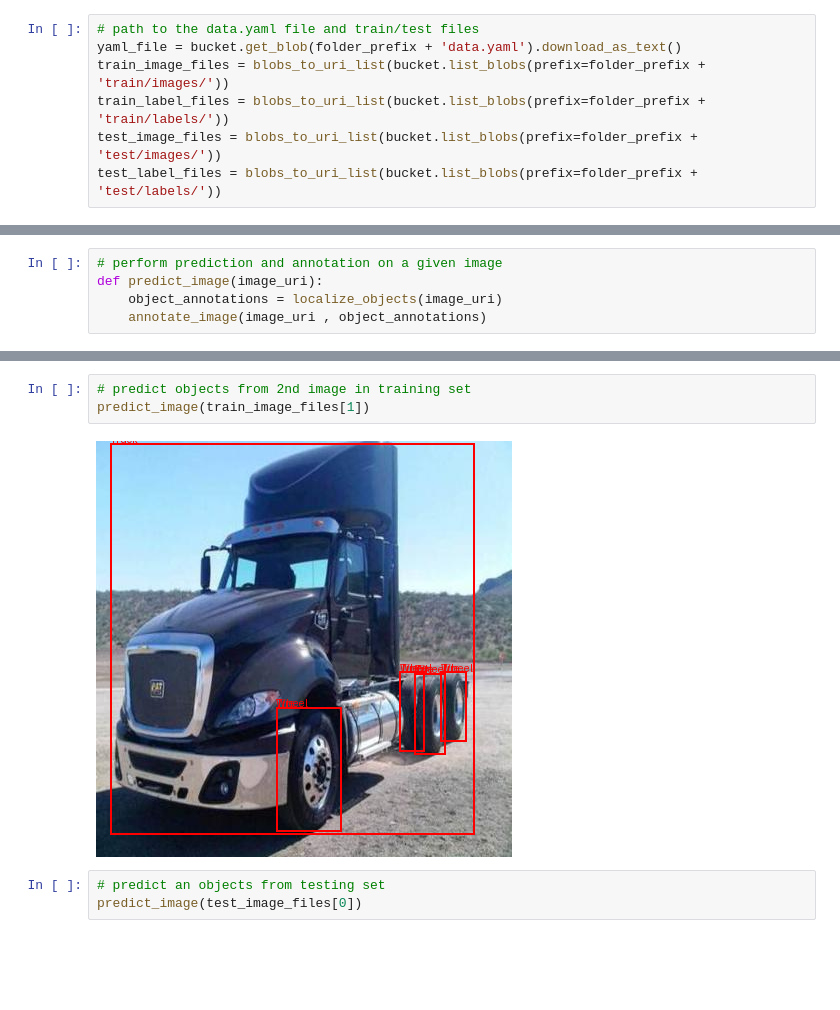
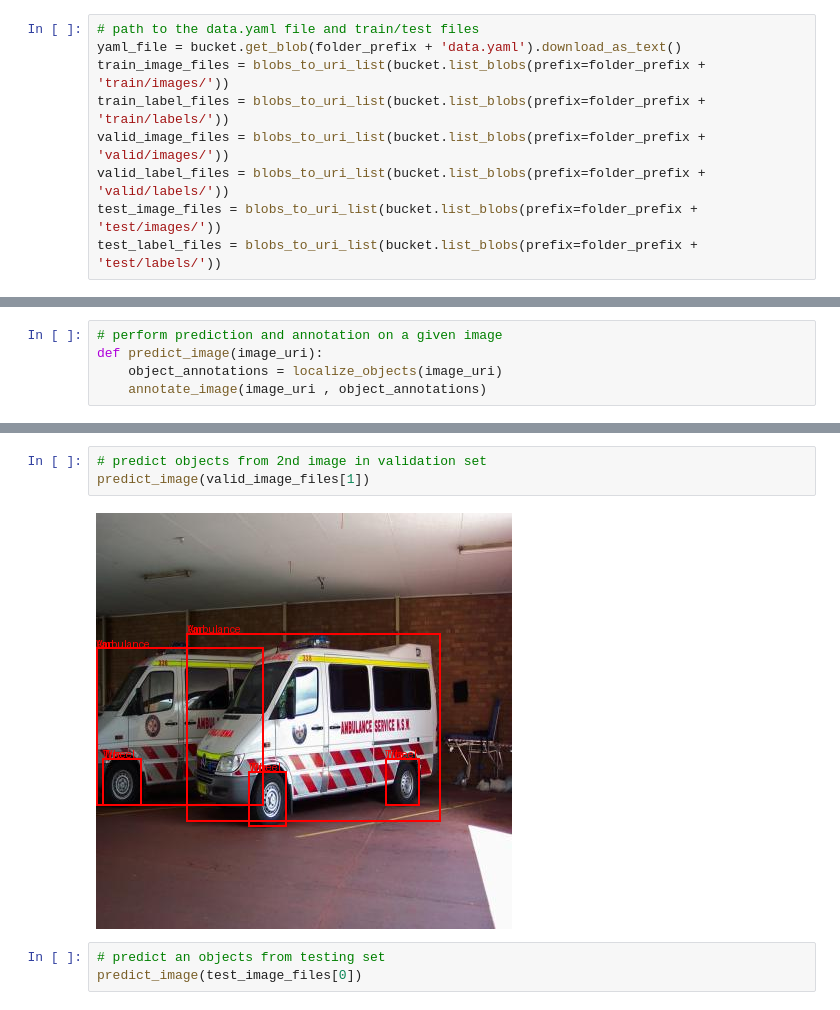
Before and after one commit to richardhemphill/temp, a Jupyter notebook: Team2_FinalProject_Vision.ipynb, the cells around one changed output, grey strips where cells are left out. Saved outputs shown, nothing was run; the diff lists cells and outputs as text; blank space fills up the shorter version.

Commit message:
use validation set for image NEW to training

```diff
--- a/Team2_FinalProject_Vision.ipynb
+++ b/Team2_FinalProject_Vision.ipynb
@@ -74,6 +74,8 @@ def blobs_to_uri_list(blobs):
 yaml_file = bucket.get_blob(folder_prefix + 'data.yaml').download_as_text()
 train_image_files = blobs_to_uri_list(bucket.list_blobs(prefix=folder_prefix + 'train/images/'))
 train_label_files = blobs_to_uri_list(bucket.list_blobs(prefix=folder_prefix + 'train/labels/'))
+valid_image_files = blobs_to_uri_list(bucket.list_blobs(prefix=folder_prefix + 'valid/images/'))
+valid_label_files = blobs_to_uri_list(bucket.list_blobs(prefix=folder_prefix + 'valid/labels/'))
 test_image_files = blobs_to_uri_list(bucket.list_blobs(prefix=folder_prefix + 'test/images/'))
 test_label_files = blobs_to_uri_list(bucket.list_blobs(prefix=folder_prefix + 'test/labels/'))
 # %% [markdown]
@@ -401,8 +403,8 @@ predict_image(train_image_files[0])
 # %%
-# predict objects from 2nd image in training set
-predict_image(train_image_files[1])
+# predict objects from 2nd image in validation set
+predict_image(valid_image_files[1])
 # %% [output]
-[figure, old version]
+[figure, new version]
 # %%
 # predict an objects from testing set
 predict_image(test_image_files[0])
```
Also changed, not shown: parts of 1 cell of this notebook.
